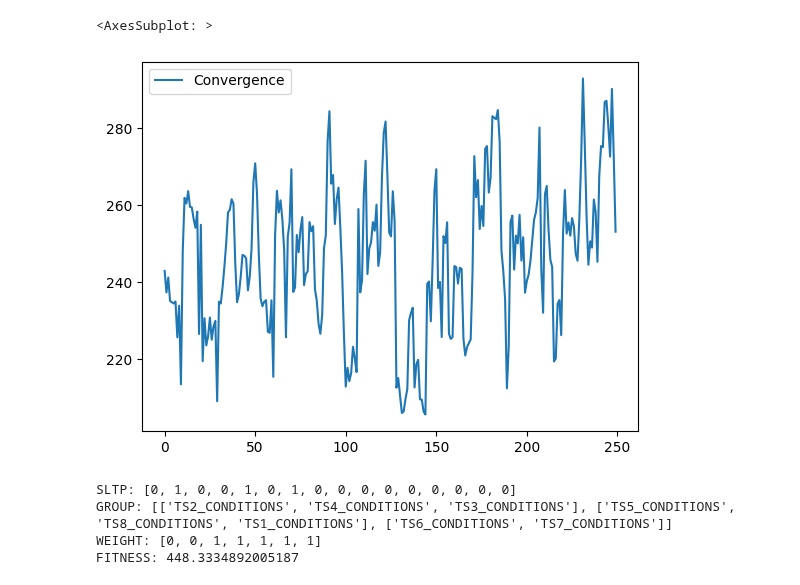
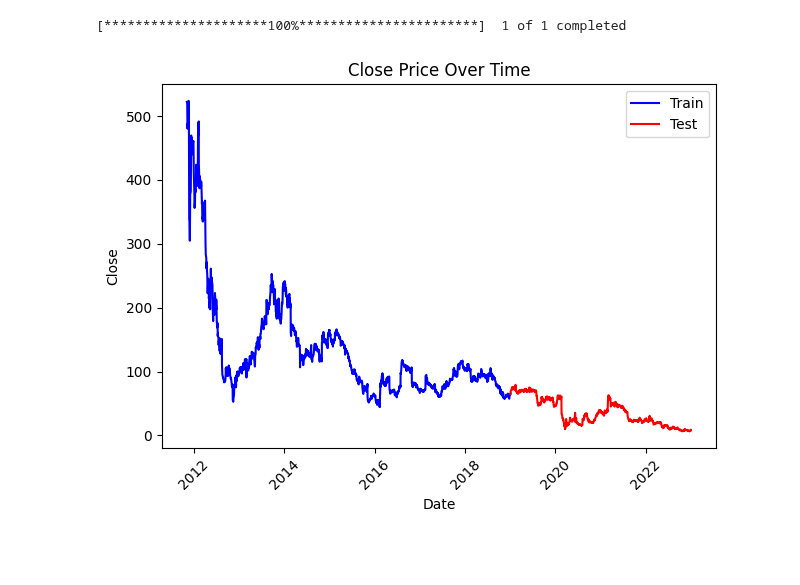
Before and after one commit to Chideme/island_genetic_algrorithm, a Jupyter notebook: downtrend.ipynb, the cells around one changed output. Drawn from its saved outputs; the diff is of its cells as text; code cells hidden in the pictures; blank space fills up the shorter version.

Commit message:
data preprocessing

```diff
--- a/downtrend.ipynb
+++ b/downtrend.ipynb
@@ -103,8 +18,0 @@ islandgga = IslandGGA(num_islands,num_iter,train_data,strategies,pSize,m_iter,N,
-# %%
-islandgga.evolve_island_ring()
-cols = ["Convergence"]
-df = pd.DataFrame(np.column_stack([islandgga.convergence_values]), columns=cols)
-df.plot()
-# %% [output]
-<AxesSubplot: >
-[figure, removed]
@@ -165,7 +19,9 @@ ax = df.plot.bar(x='Algorithm', y='Total Return', rot=0)
-# %%
-print(islandgga.globalBest)
-# %% [output]
-SLTP: [0, 1, 0, 0, 1, 0, 1, 0, 0, 0, 0, 0, 0, 0, 0, 0]
-GROUP: [['TS2_CONDITIONS', 'TS4_CONDITIONS', 'TS3_CONDITIONS'], ['TS5_CONDITIONS', 'TS8_CONDITIONS', 'TS1_CONDITIONS'], ['TS6_CONDITIONS', 'TS7_CONDITIONS']]
-WEIGHT: [0, 0, 1, 1, 1, 1, 1]
-FITNESS: 448.3334892005187
+# %%
+#GROUPON
+start_date = datetime.datetime(2010, 1, 1)
+end_date = datetime.datetime(2022, 12, 31)
+data = Data('GRPN',start_date,end_date,2019)
+data.data_preprocess()
+# %% [output]
+[*********************100%***********************]  1 of 1 completed
+[figure, added]
```
Also changed, not shown: parts of 8 cells of this notebook, 6 other files.
